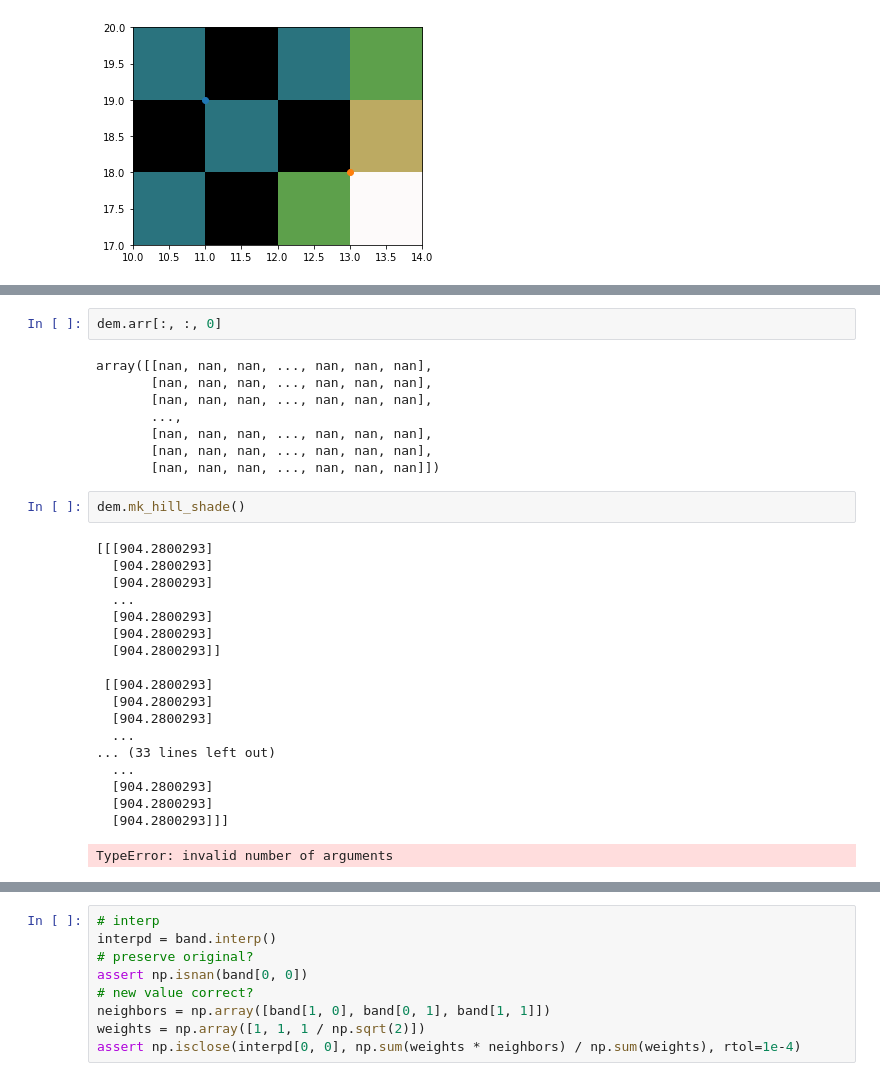
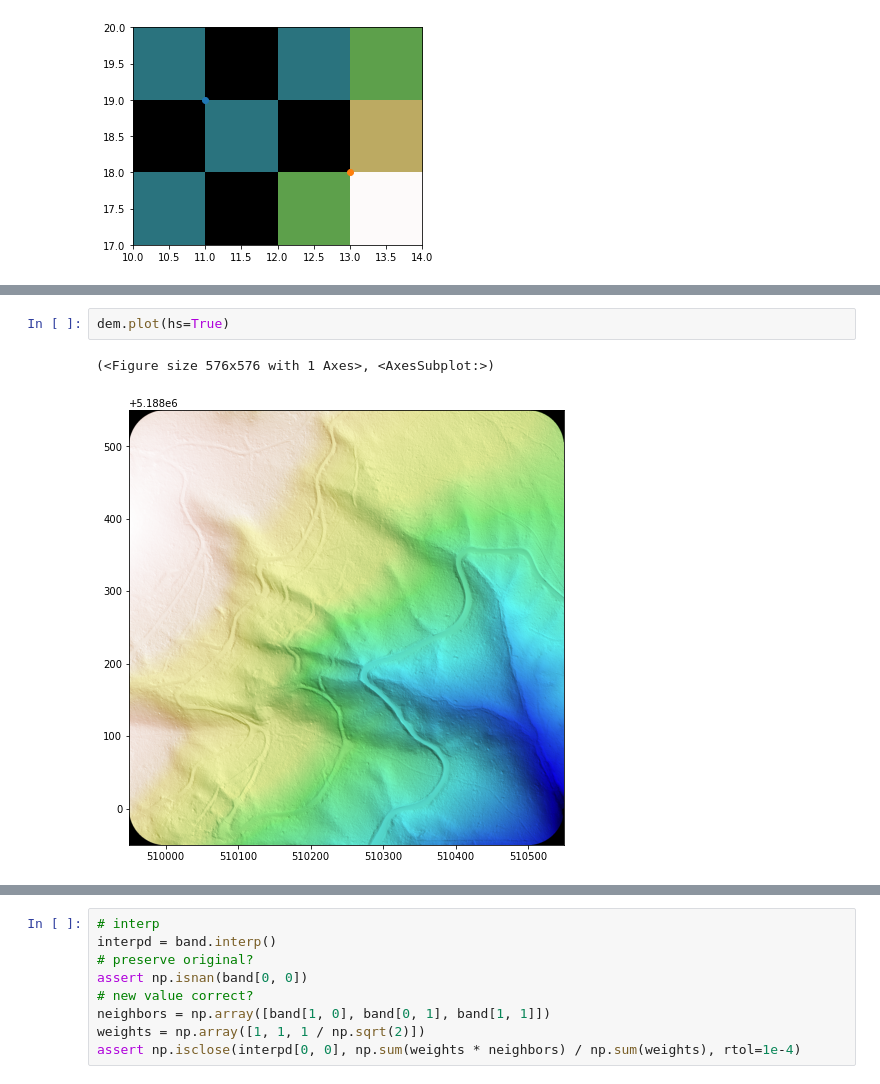
Before and after one commit to dankluskiewicz/pymagery, a Jupyter notebook: dev/Untitled.ipynb, the cells around one changed output, grey strips where cells are left out. Cells and saved outputs as stored; diff of their text form.

```diff
--- a/dev/Untitled.ipynb
+++ b/dev/Untitled.ipynb
@@ -46,33 +38,7 @@ array([[[1064.56005859],
-# %%
-dem.arr[:, :, 0]
-# %% [output]
-array([[nan, nan, nan, ..., nan, nan, nan],
-       [nan, nan, nan, ..., nan, nan, nan],
-       [nan, nan, nan, ..., nan, nan, nan],
-       ...,
-       [nan, nan, nan, ..., nan, nan, nan],
-       [nan, nan, nan, ..., nan, nan, nan],
-       [nan, nan, nan, ..., nan, nan, nan]])
-# %%
-dem.mk_hill_shade()
-# %% [output]
-[[[904.2800293]
-  [904.2800293]
-  [904.2800293]
-  ...
-  [904.2800293]
-  [904.2800293]
-  [904.2800293]]
-
- [[904.2800293]
-  [904.2800293]
-  [904.2800293]
-  ...
-... (33 lines left out)
-  ...
-  [904.2800293]
-  [904.2800293]
-  [904.2800293]]]
-TypeError: invalid number of arguments
+# %%
+dem.plot(hs=True)
+# %% [output]
+(<Figure size 576x576 with 1 Axes>, <AxesSubplot:>)
+[figure, added]
 # %%
 raise
```
Also changed, not shown: parts of 5 cells of this notebook, 2 other files.
